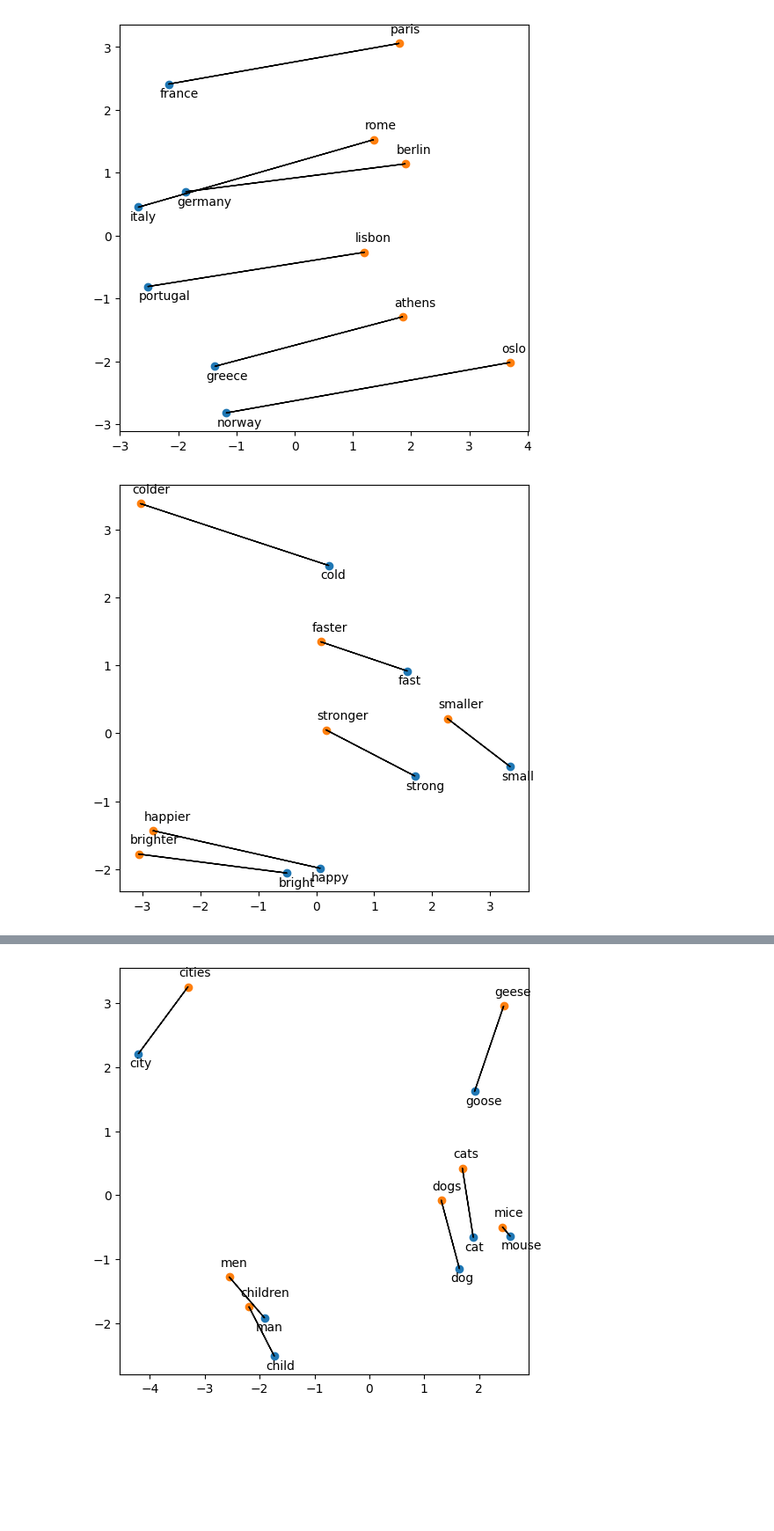
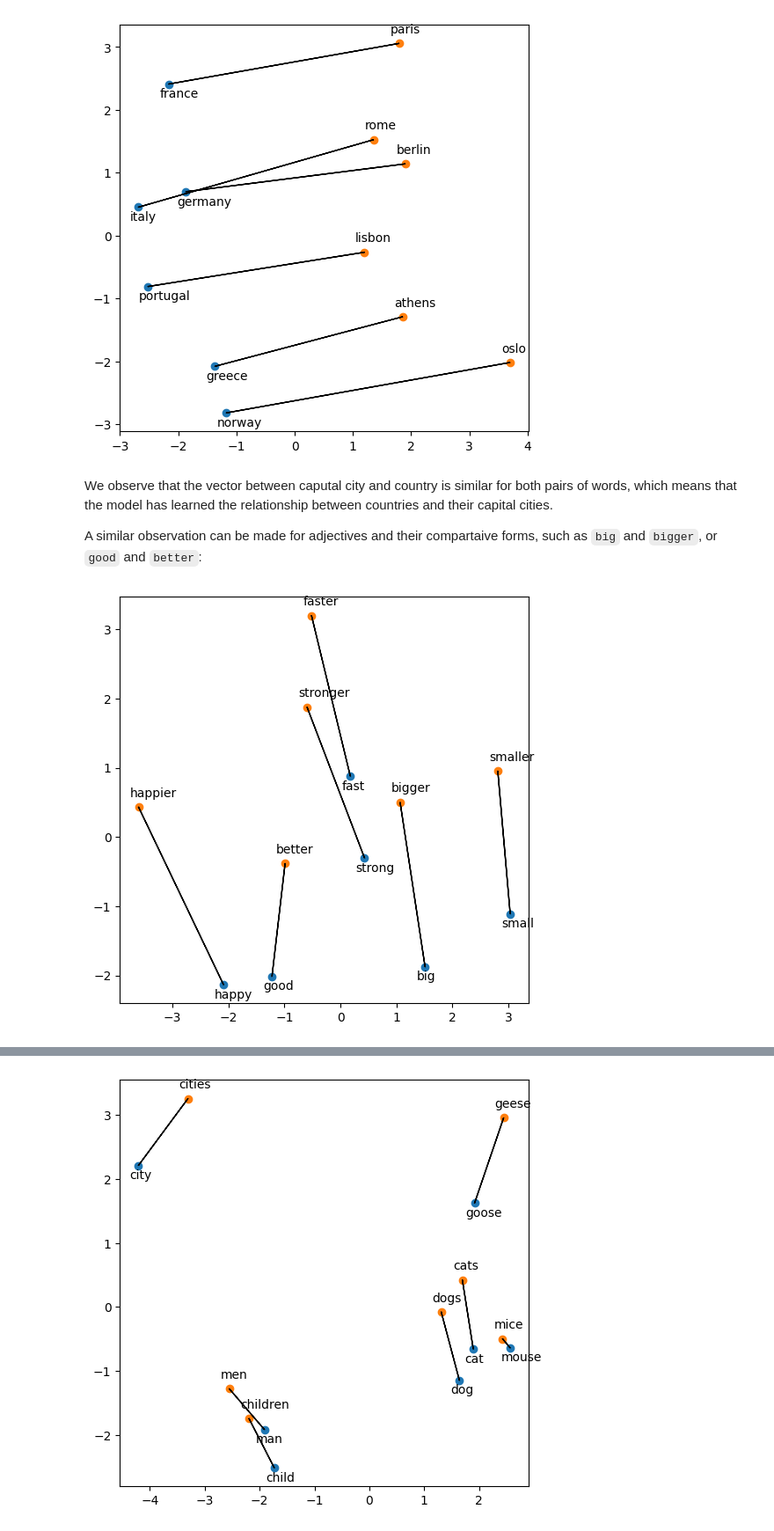
Before and after one commit to pierrepo/handson-scientific-literature-embeddings, a Jupyter notebook: content/word_embeddings.ipynb, the cells around one changed output, grey strips where cells are left out. Shown: that part at 88% size. Cells and saved outputs as stored; diff of their text form; code cells hidden in the pictures; blank space fills up the shorter version.

```diff
--- a/content/word_embeddings.ipynb
+++ b/content/word_embeddings.ipynb
@@ -127,13 +144,17 @@ capitals  = ["oslo", "berlin",  "paris",  "rome",  "athens", "lisbon"]
 # %%
-def plot_pairs(wv, word_list_1, word_list_2):
-    wv_1 = [ wv.get_vector(word) for word in word_list_1 ]
-    wv_2 = [ wv.get_vector(word) for word in word_list_2 ]
+def plot_pairs(
+    wv: gensim.models.keyedvectors.KeyedVectors,
+    word_list_1: list,
+    word_list_2: list
+    ):
+    """Plot pairs of words in 2D space using PCA."""
+    wv_all = [ wv.get_vector(word) for word in (word_list_1 + word_list_2) ]
 
     pca = PCA(2)
-    wv_pca = pca.fit_transform(wv_1 + wv_2)
+    wv_pca_all = pca.fit_transform(wv_all)
 
-    wv_pca_1 = wv_pca[:len(wv_1)]
-    wv_pca_2 = wv_pca[len(wv_1):]
+    wv_pca_1 = wv_pca_all[:len(word_list_1)]
+    wv_pca_2 = wv_pca_all[len(word_list_2):]
 
     plt.figure(figsize=(6, 6))
     plt.scatter(wv_pca_1[:,0], wv_pca_1[:,1])
@@ -149,9 +170,13 @@ def plot_pairs(wv, word_list_1, word_list_2):
 plot_pairs(word_vectors, countries, capitals)
 # %% [output]
 [figure]
+# %% [markdown]
+We observe that the vector between caputal city and country is similar for both pairs of words, which means that the model has learned the relationship between countries and their capital cities.
+
+A similar observation can be made for adjectives and their compartaive forms, such as `big` and `bigger`, or `good` and `better`:
 # %%
-adjectives = ["small", "fast", "happy", "strong", "cold", "bright"]
-comparatives = ["smaller", "faster", "happier", "stronger", "colder", "brighter"]
+adjectives = ["small", "fast", "happy", "strong", "big", "good"]
+comparatives = ["smaller", "faster", "happier", "stronger", "bigger", "better"]
 plot_pairs(word_vectors, adjectives, comparatives)
 # %% [output]
-[figure, old version]
+[figure, new version]
```
Also changed, not shown: parts of 21 cells of this notebook, 1 other file.
